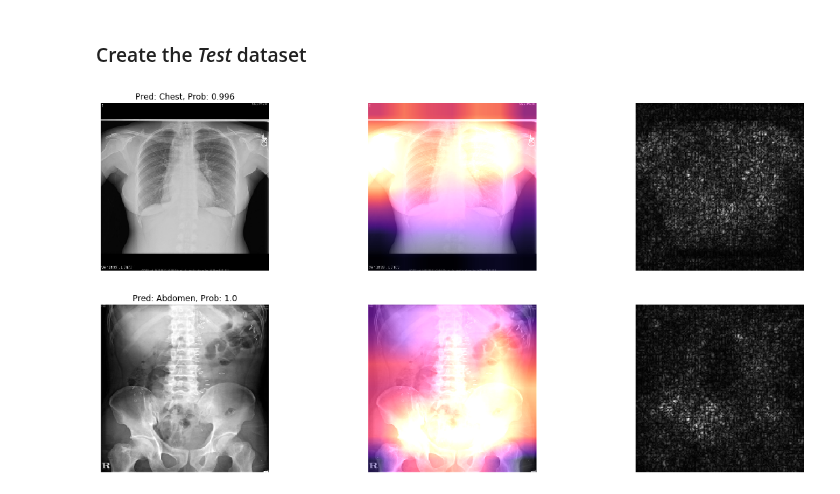
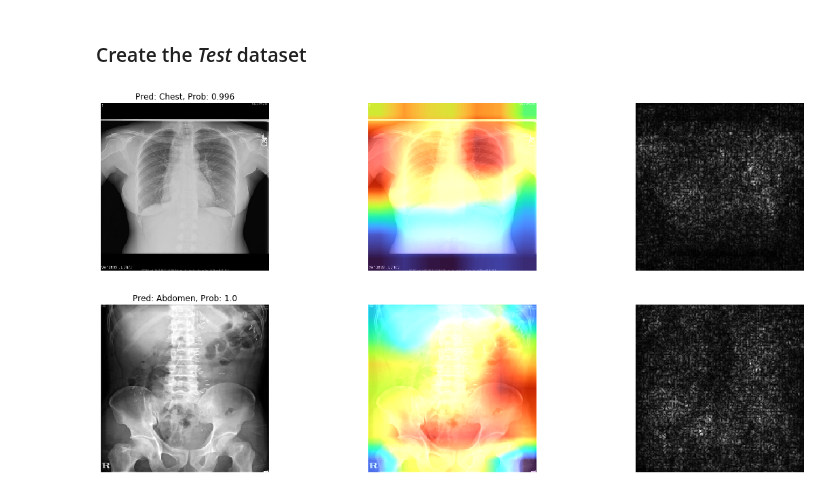
Before and after one commit to mdai/model-deploy, a Jupyter notebook: xray-classification/xray-classification.ipynb, the cells around one changed output. Drawn from its saved outputs; the diff is of its cells as text; code cells hidden in the pictures.

Commit message:
use turbo colormap instead of magma

```diff
--- a/xray-classification/xray-classification.ipynb
+++ b/xray-classification/xray-classification.ipynb
@@ -301,32 +305,32 @@ for i, image_id in enumerate(test_dataset.image_ids):
     plt.subplot(len(test_dataset.image_ids), 3, i*3+1)
     plt.title(title)
     plt.imshow(image)
     plt.axis('off')
 
     explainer = GradCAM()
     output = explainer.explain(
         validation_data=(X, None),
         model=model,
         layer_name="conv_pw_13_relu",
         class_index=y_classes[0],
-        colormap=cv2.COLORMAP_MAGMA,
+        colormap=cv2.COLORMAP_TURBO,
     )
 
     plt.subplot(len(test_dataset.image_ids), 3, i*3+2)
     plt.imshow(output)
     plt.axis('off')
 
     explainer = SmoothGrad()
     output = explainer.explain(
         validation_data=(X, None),
         model=model,
         class_index=y_classes[0],
     )
 
     plt.subplot(len(test_dataset.image_ids), 3, i*3+3)
     plt.imshow(output, cmap='gray')
     plt.axis('off')
 
 plt.show()
 # %% [output]
-[figure, old version]
+[figure, new version]
```
Also changed, not shown: parts of 2 cells of this notebook.
